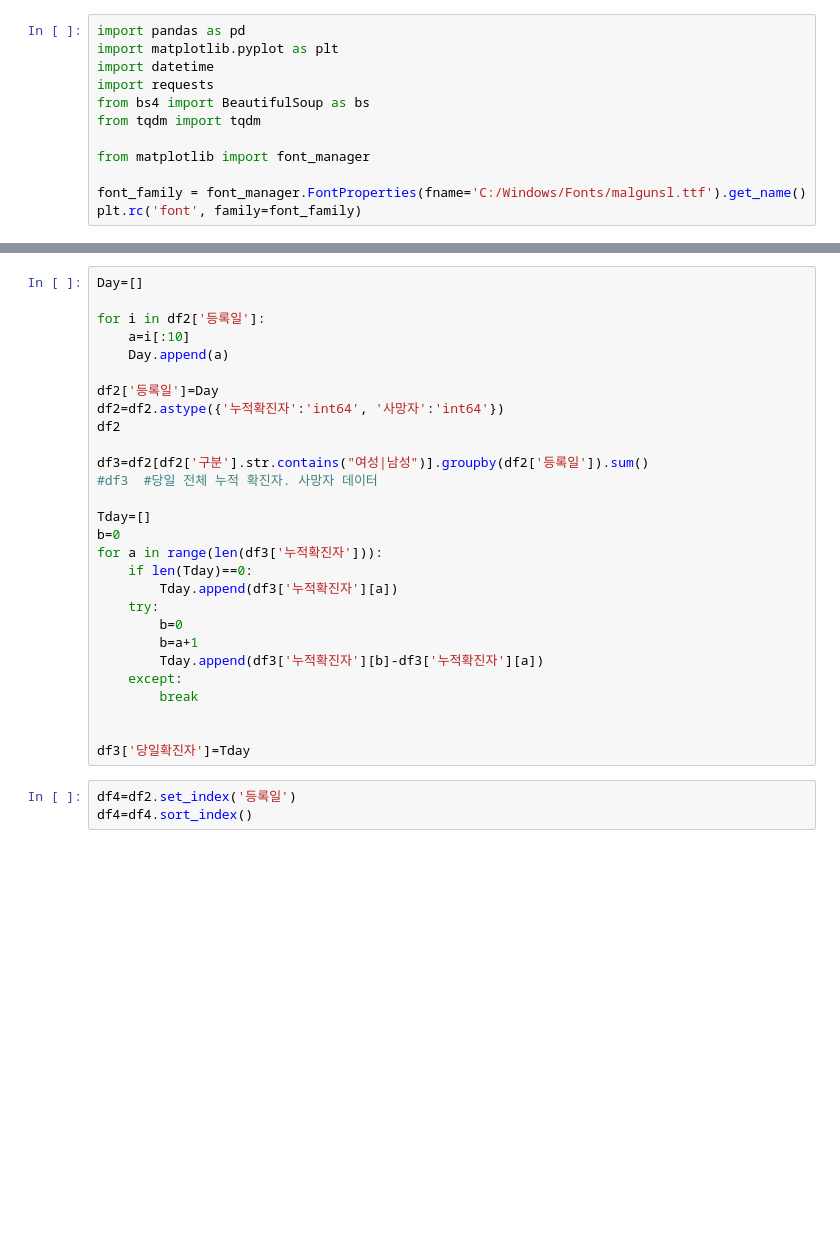
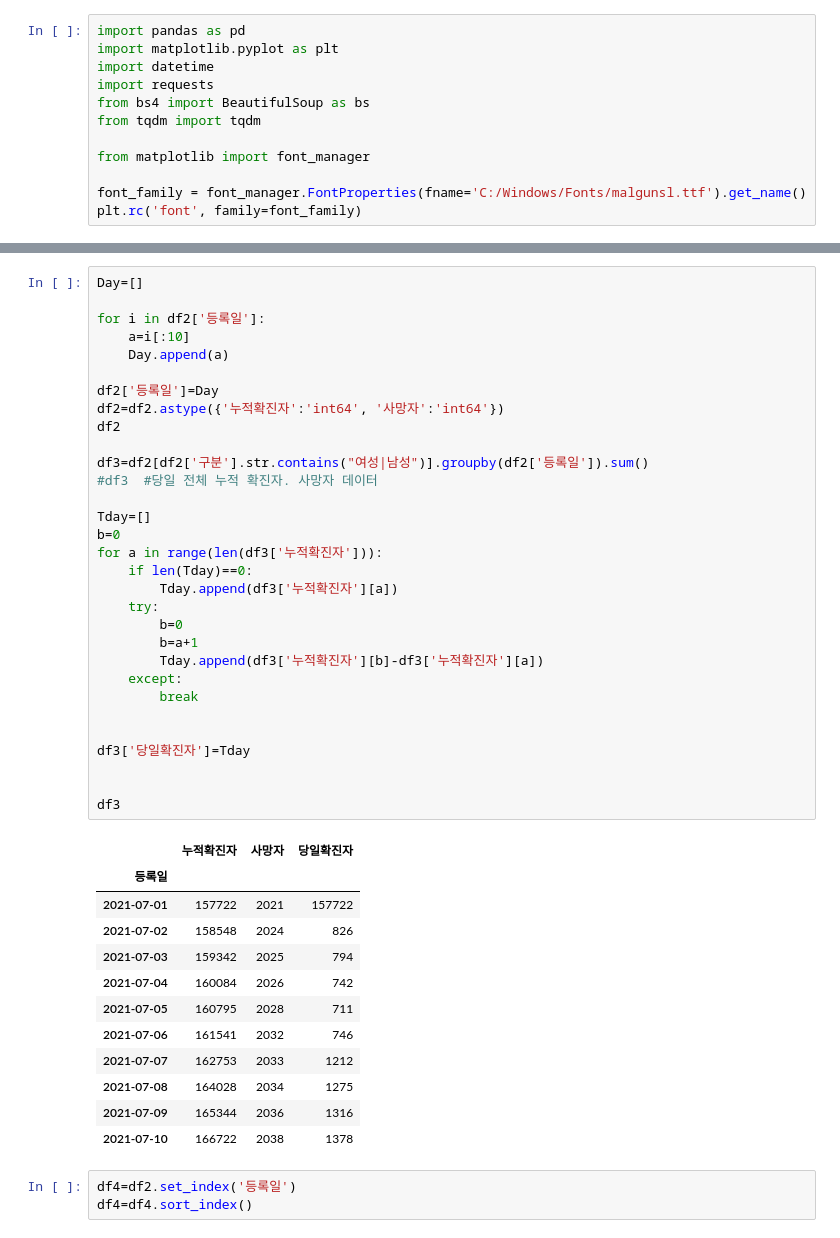
Before and after one commit to huynjun/study_alone, a Jupyter notebook: 수업과제/연령별 성별 코로나 api 과제.ipynb, the cells around one changed output, grey strips where cells are left out. Drawn from its saved outputs; the diff is of its cells as text; blank space fills up the shorter version.

```diff
--- a/수업과제/연령별 성별 코로나 api 과제.ipynb
+++ b/수업과제/연령별 성별 코로나 api 과제.ipynb
@@ -53,31 +53,47 @@ df2=pd.DataFrame(df1)
 # %%
 Day=[]
 
 for i in df2['등록일']:
     a=i[:10]
     Day.append(a)
 
 df2['등록일']=Day
 df2=df2.astype({'누적확진자':'int64', '사망자':'int64'})
 df2
 
 df3=df2[df2['구분'].str.contains("여성|남성")].groupby(df2['등록일']).sum()
 #df3  #당일 전체 누적 확진자. 사망자 데이터
 
 Tday=[]
 b=0
 for a in range(len(df3['누적확진자'])):
     if len(Tday)==0:
         Tday.append(df3['누적확진자'][a])
     try:
         b=0
         b=a+1
         Tday.append(df3['누적확진자'][b]-df3['누적확진자'][a])
     except:
         break
 
 
 df3['당일확진자']=Tday
+
+
+df3
+# %% [output]
+|  | 누적확진자 | 사망자 | 당일확진자 |
+| 등록일 |  |  |  |
+| 2021-07-01 | 157722 | 2021 | 157722 |
+| 2021-07-02 | 158548 | 2024 | 826 |
+| 2021-07-03 | 159342 | 2025 | 794 |
+| 2021-07-04 | 160084 | 2026 | 742 |
+| 2021-07-05 | 160795 | 2028 | 711 |
+| 2021-07-06 | 161541 | 2032 | 746 |
+| 2021-07-07 | 162753 | 2033 | 1212 |
+| 2021-07-08 | 164028 | 2034 | 1275 |
+| 2021-07-09 | 165344 | 2036 | 1316 |
+| 2021-07-10 | 166722 | 2038 | 1378 |
 # %%
 df4=df2.set_index('등록일')
 df4=df4.sort_index()
```
Also changed, not shown: parts of 1 cell of this notebook, 2 other files.
